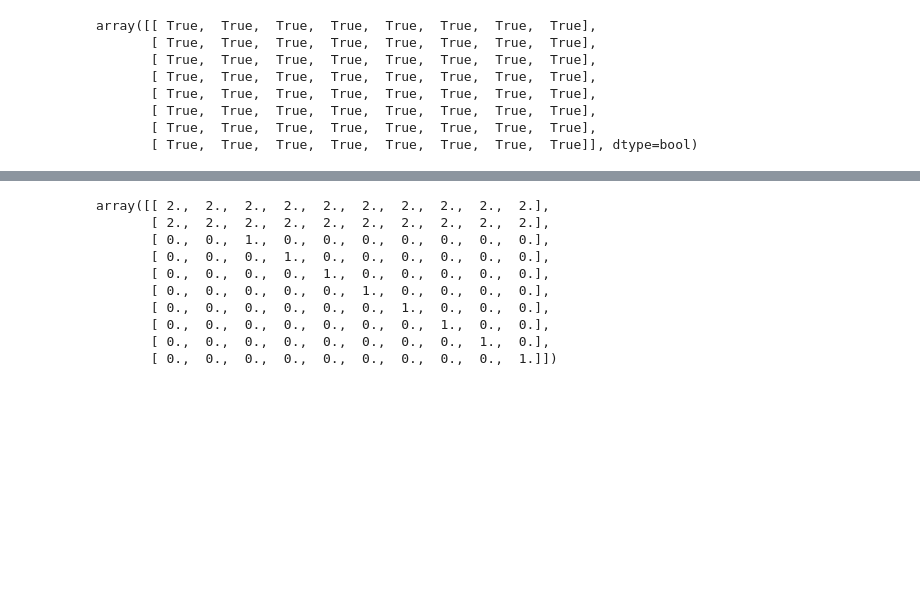
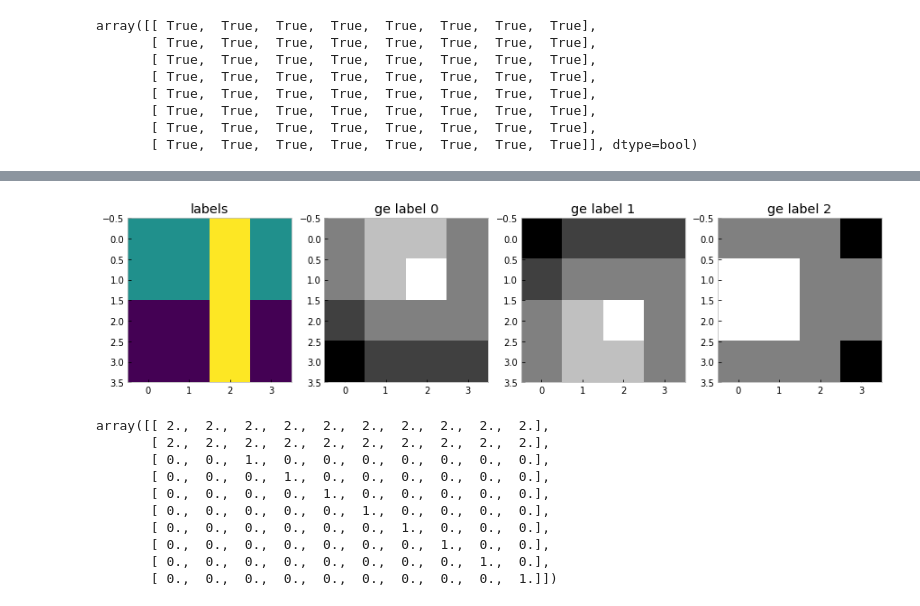
Before and after one commit to cgre-aachen/bayseg, a Jupyter notebook: notebooks/alex_prototyping_2d.ipynb, the cells around one changed output, grey strips where cells are left out. Saved outputs shown, nothing was run; the diff lists cells and outputs as text; code cells hidden in the pictures; blank space fills up the shorter version.

Commit message:
- vectorized 2d gibbs energy with pytest

```diff
--- a/notebooks/alex_prototyping_2d.ipynb
+++ b/notebooks/alex_prototyping_2d.ipynb
@@ -106,4 +106,4 @@ np.shape(obs)
 # %%
 clf = bayseg.BaySeg(obs, 3, stamp=8)
 # %%
-clf.fit(50)
+clf.fit(50, verbose="energy")
@@ -634,0 +768,5 @@ for i in range(clf.n_labels):
+# %%
+labels = np.array([[1., 1., 2., 1.],
+                       [1., 1., 2., 1.],
+                       [0., 0., 2., 0.],
+                       [0., 0., 2., 0.]])
@@ -634,0 +790,6 @@ for i in range(clf.n_labels):
+# %%
+# comparison array
+comp = np.tile(np.zeros_like(labels), (3,1,1)).astype(float)
+
+for i in range(3):
+    comp[i,:,:] = i
@@ -634,0 +871,80 @@ for i in range(clf.n_labels):
+# %%
+def gibbs_energy_2d(self, labels, beta):
+    gibbs_energy = np.tile(np.zeros_like(labels).astype(float), (3,1,1))
+    #print(gibbs_energy)
+
+    # comparison array
+    comp = np.tile(np.zeros_like(labels), (3,1,1)).astype(float)
+
+    for i in range(self.n_labels):
+        comp[i,:,:] = i
+
+    #print(comp)
+    #print(np.not_equal(labels[1:-1,1:-1], comp[:,1:-1,0:-2]).astype(float))
+    # center image
+
+    # above
+    gibbs_energy[:,1:-1,1:-1] = (np.not_equal(comp[:, 1:-1, 1:-1], labels[:-2, 1:-1]).astype(float)
+                                + np.not_equal(comp[:, 1:-1, 1:-1], labels[2:, 1:-1]).astype(float)
+                                + np.not_equal(comp[:, 1:-1, 1:-1], labels[1:-1, :-2]).astype(float)
+                                + np.not_equal(comp[:, 1:-1, 1:-1], labels[1:-1, 2:]).astype(float)) * beta
+
+    # left column
+        # right
+    gibbs_energy[:,:,0] += np.not_equal(comp[:,:,0], labels[:,1]).astype(float) * beta
+        # above
+    gibbs_energy[:,1:,0] += np.not_equal(comp[:,1:,0], labels[:-1,1]).astype(float) * beta
+        # below
+    gibbs_energy[:,:-1,0] += np.not_equal(comp[:,:-1,0], labels[1:,1]).astype(float) * beta
+
+    # right column
+        # left
+    gibbs_energy[:,:,-1] += np.not_equal(comp[:,:,-1], labels[:,-2]).astype(float) * beta
+        # above
+    gibbs_energy[:,1:,-1] += np.not_equal(comp[:,1:,-1], labels[:-1,-1]).astype(float) * beta
+        # below
+    gibbs_energy[:,:-1,-1] += np.not_equal(comp[:,:-1,-1], labels[1:,-1]).astype(float) * beta
+
+    # top row
+        # below
+    gibbs_energy[:,0,:] += np.not_equal(comp[:,0,:], labels[1,:]).astype(float) * beta
+        # right
+    gibbs_energy[:,0,:-1] += np.not_equal(comp[:,0,:-1], labels[0,1:]).astype(float) * beta
+        # left
+    gibbs_energy[:,0,1:] += np.not_equal(comp[:,0,1:], labels[0,:-1]).astype(float) * beta
+
+    # bottom row
+        # above
+    gibbs_energy[:,-1,:] += np.not_equal(comp[:,-1,:], labels[-2,:]).astype(float) * beta
+        # right
+    gibbs_energy[:,-1,:-1] += np.not_equal(comp[:,-1,:-1], labels[-1,1:]).astype(float) * beta
+        # left
+    gibbs_energy[:,-1,1:] += np.not_equal(comp[:,-1,1:], labels[-1,:-1]).astype(float) * beta
+
+    # corners redo
+    # up left
+    gibbs_energy[:,0,0] = (np.not_equal(comp[:,0,0], labels[1,0]).astype(float) + np.not_equal(comp[:,0,0], labels[0,1]).astype(float)) * beta
+    # low left
+    gibbs_energy[:,-1,0] = (np.not_equal(comp[:,-1,0], labels[-1,1]).astype(float) + np.not_equal(comp[:,-1,0], labels[-2,0]).astype(float)) * beta
+    # up right
+    gibbs_energy[:,0,-1] = (np.not_equal(comp[:,0,-1], labels[1,-1]).astype(float) + np.not_equal(comp[:,0,-1], labels[0,-2]).astype(float)) * beta
+    # low right
+    gibbs_energy[:,-1,-1] = (np.not_equal(comp[:,-1,-1], labels[-2,-1]).astype(float) + np.not_equal(comp[:,-1,-1], labels[-1,-2]).astype(float)) * beta
+
+    return gibbs_energy
+
+# call
+test = np.eye(10,10)
+test[:2] = 2
+print(labels)
+ge = gibbs_energy_2d(clf, labels, 1)
+print(ge)
+fig, ax = plt.subplots(ncols=clf.n_labels+1, figsize=(15,10))
+ax[0].set_title("labels")
+ax[0].imshow(labels)
+ax[0].grid(False)
+for i in range(clf.n_labels):
+    ax[i+1].set_title("ge label "+str(i))
+    ax[i+1].imshow(ge[i,:,:], cmap="gray")
+    ax[i+1].grid(False)
+# %% [output]
@@ -635,3 +969,4 @@ for i in range(clf.n_labels):
+[figure, added]
 # %%
 test
 # %% [output]
```
Also changed, not shown: parts of 16 cells of this notebook, 3 other files.
